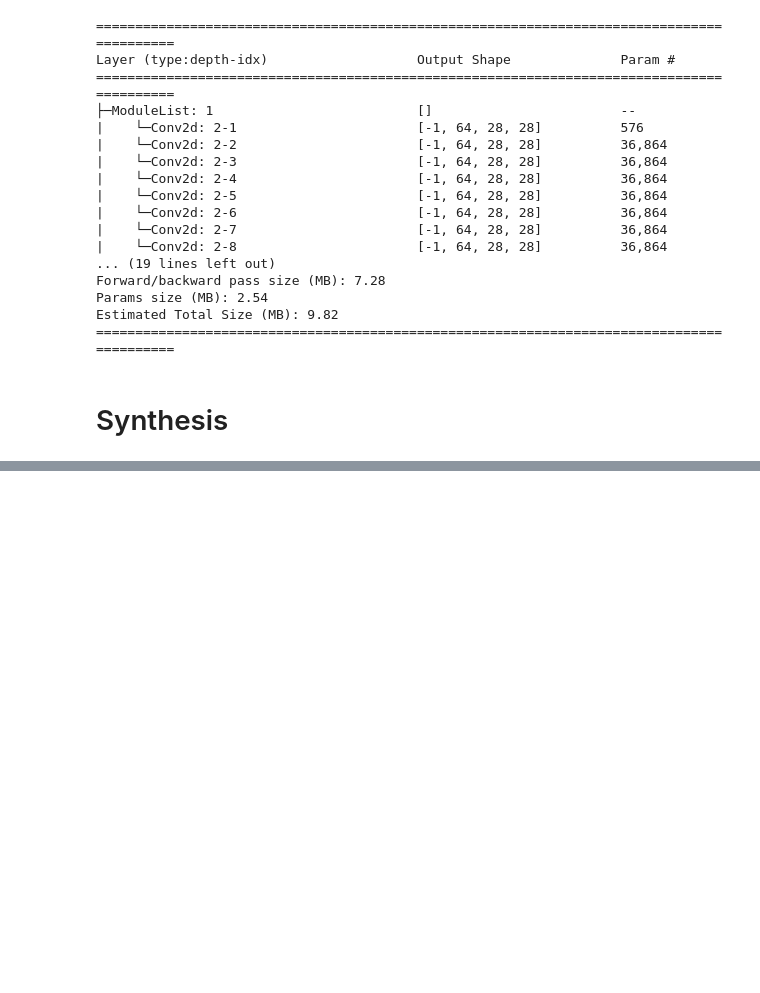
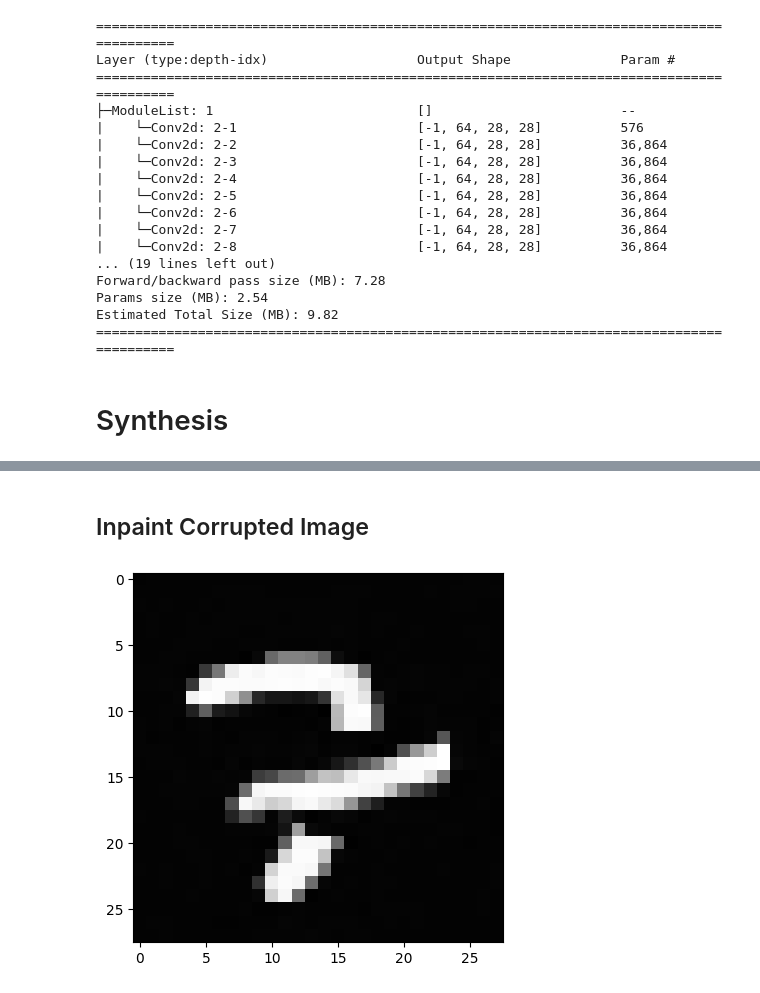
Before and after one commit to mbryant2025/universal_inverse_implementation, a Jupyter notebook: playground.ipynb, the cells around one changed output, grey strips where cells are left out. Drawn from its saved outputs; the diff is of its cells as text; code cells hidden in the pictures; blank space fills up the shorter version.

Commit message:
inpainting

```diff
--- a/playground.ipynb
+++ b/playground.ipynb
@@ -176,0 +242,39 @@ Sigma: 0.010159921832382679, t: 221, Sigma_L 0.01
+# %% [markdown]
+## Inpaint Corrupted Image
+# %%
+class Inpaint(Task):
+
+    def __init__(self, x_c, rectangle_pos, rectangle_size):
+        self.x_c = x_c
+        self.mask = torch.ones(x_c.shape)
+
+        # Half the height and width of the rectangle
+        h , w= rectangle_size[0] // 2, rectangle_size[1] // 2
+
+        # Center of the rectangle
+        c1, c2 = rectangle_pos[0] + h, rectangle_pos[1] + w
+
+        # Number of channels
+        n_ch = x_c.shape[0]
+
+        self.mask[0:n_ch, c1-h : c1+h , c2-w:c2+w] = 0
+
+        # self.mask[:, rectangle_pos[0]:rectangle_pos[0] + rectangle_size[0], rectangle_pos[1]:rectangle_pos[1] + rectangle_size[1]] = 0
+
+    def M_T(self):
+        return lambda x: self.mask * x
+
+    def M(self):
+        return lambda x: self.mask * x
+
+
+synth = universal_inverse_solver(x_c, denoiser, Inpaint(x_c, rectangle_pos, rectangle_dimensions))
+
+# Reshape the synthesized image to be 28x28
+synth = synth.view(1,1,28,28)
+
+# Show synthesized image
+plt.imshow(synth[0,0,:,:].detach().numpy(), cmap='gray')
+plt.show()
+# %% [output]
+[figure, added]
```
Also changed, not shown: parts of 6 cells of this notebook, 2 other files.
